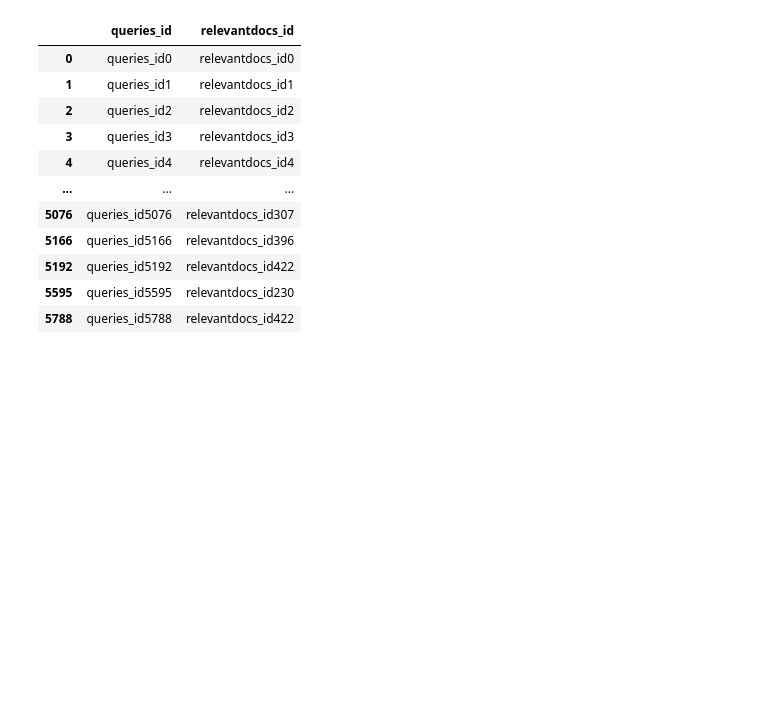
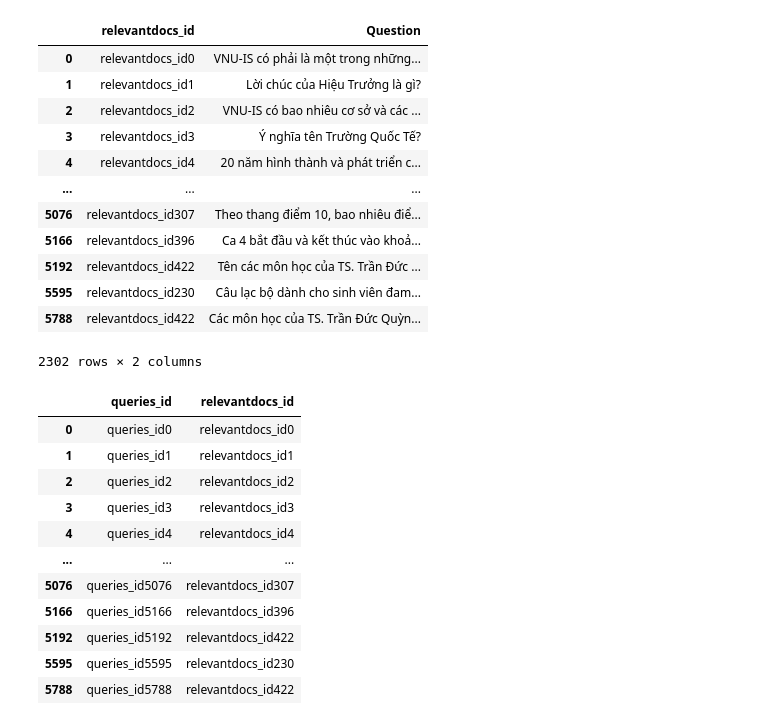
Before and after one commit to doanan293/VNUIS-Chatbot, a Jupyter notebook: Finetune_embedding/data_finetune_embedding.ipynb, the cells around one changed output. Cells and saved outputs as stored; diff of their text form; code cells hidden in the pictures; blank space fills up the shorter version.

```diff
--- a/Finetune_embedding/data_finetune_embedding.ipynb
+++ b/Finetune_embedding/data_finetune_embedding.ipynb
@@ -38,6 +38,22 @@ df_final = df_final.rename(columns={"Question_Text": "Question"})
 # %%
 df_final.dropna(subset=["Question"], inplace=True)
 # df_final.drop_duplicates(subset="Question", inplace=True, ignore_index=True)
+# %%
+df_final
+# %% [output]
+|  | relevantdocs_id | Question |
+| 0 | relevantdocs_id0 | VNU-IS có phải là một trong những... |
+| 1 | relevantdocs_id1 | Lời chúc của Hiệu Trưởng là gì? |
+| 2 | relevantdocs_id2 | VNU-IS có bao nhiêu cơ sở và các ... |
+| 3 | relevantdocs_id3 | Ý nghĩa tên Trường Quốc Tế? |
+| 4 | relevantdocs_id4 | 20 năm hình thành và phát triển c... |
+| ... | ... | ... |
+| 5076 | relevantdocs_id307 | Theo thang điểm 10, bao nhiêu điể... |
+| 5166 | relevantdocs_id396 | Ca 4 bắt đầu và kết thúc vào khoả... |
+| 5192 | relevantdocs_id422 | Tên các môn học của TS. Trần Đức ... |
+| 5595 | relevantdocs_id230 | Câu lạc bộ dành cho sinh viên đam... |
+| 5788 | relevantdocs_id422 | Các môn học của TS. Trần Đức Quỳn... |
+2302 rows × 2 columns
 # %%
 df_final["queries_id"] = df_final.index
 # %%
```
Also changed, not shown: parts of 1 cell of this notebook, 14 other files.
